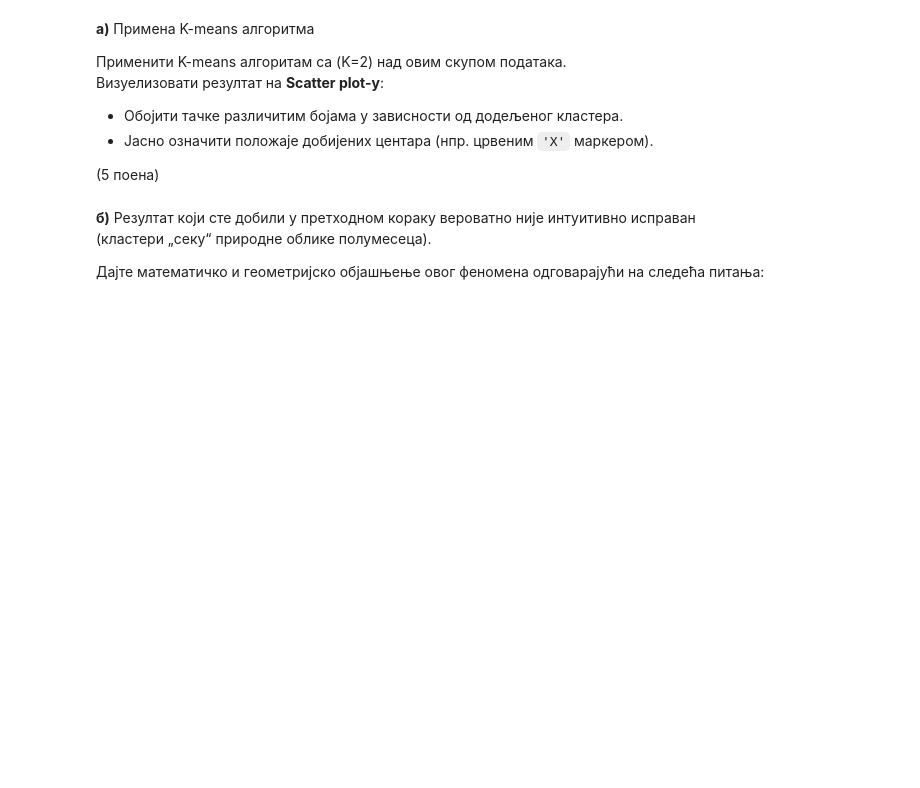
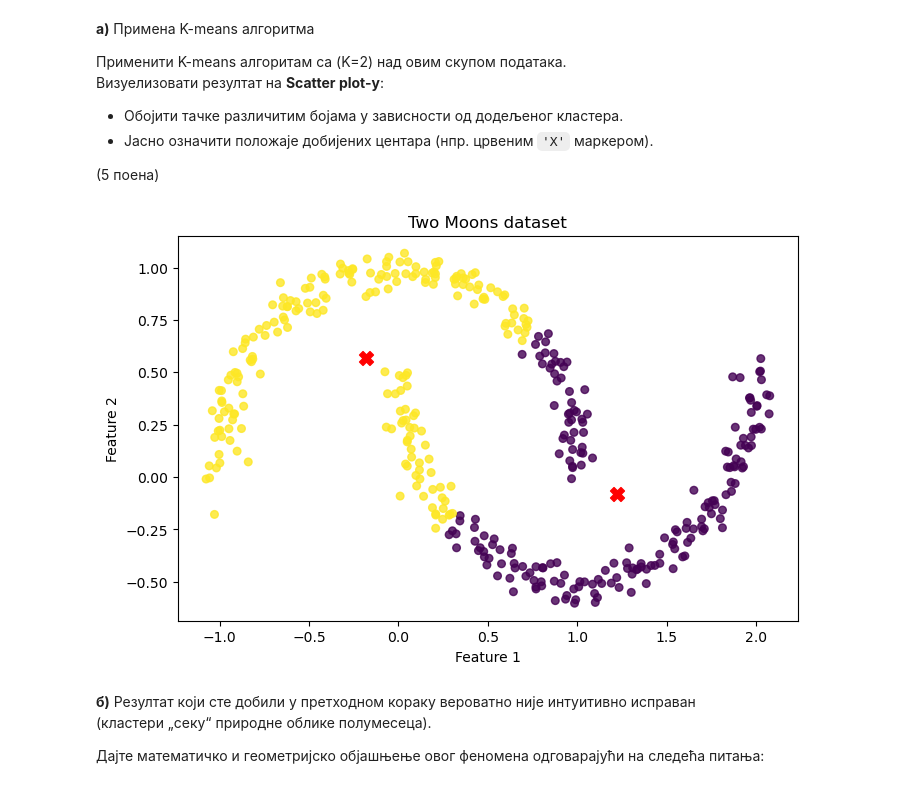
Before and after one commit to paunovicjovan/mathematical-methods-for-machine-learning, a Jupyter notebook: Homeworks/03Domaci2025-26_Jovan_Paunovic.ipynb, the cells around one changed output. Cells and saved outputs as stored; diff of their text form; code cells hidden in the pictures; blank space fills up the shorter version.

```diff
--- a/Homeworks/03Domaci2025-26_Jovan_Paunovic.ipynb
+++ b/Homeworks/03Domaci2025-26_Jovan_Paunovic.ipynb
@@ -550,6 +550,20 @@ plt.ylabel("Feature 2");
 - Јасно означити положаје добијених центара (нпр. црвеним `'X'` маркером).
 
 (5 поена)
+# %%
+kmeans = KMeans(n_clusters=2, random_state=42)
+labels = kmeans.fit_predict(X_moons)
+centers = kmeans.cluster_centers_
+
+plt.figure(figsize=(8, 5))
+plt.scatter(X_moons[:,0], X_moons[:,1], c=labels, cmap='viridis', s=30, alpha=0.8)
+plt.scatter(centers[:,0], centers[:,1], c='red', marker='X', s=100, linewidths=1)
+plt.title("Two Moons dataset")
+plt.xlabel("Feature 1")
+plt.ylabel("Feature 2")
+plt.show()
+# %% [output]
+[figure, added]
 # %% [markdown]
 **б)**
 Резултат који сте добили у претходном кораку вероватно није интуитивно исправан
```
Also changed, not shown: parts of 11 cells of this notebook.
